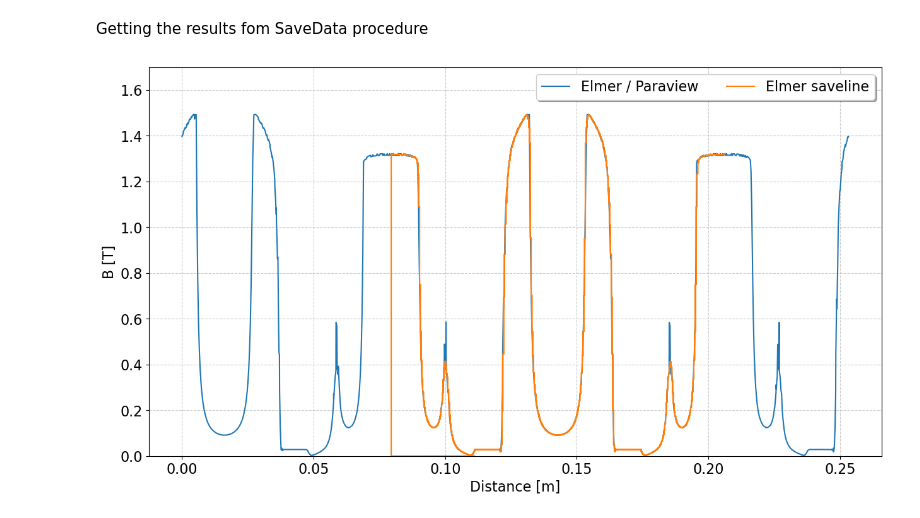
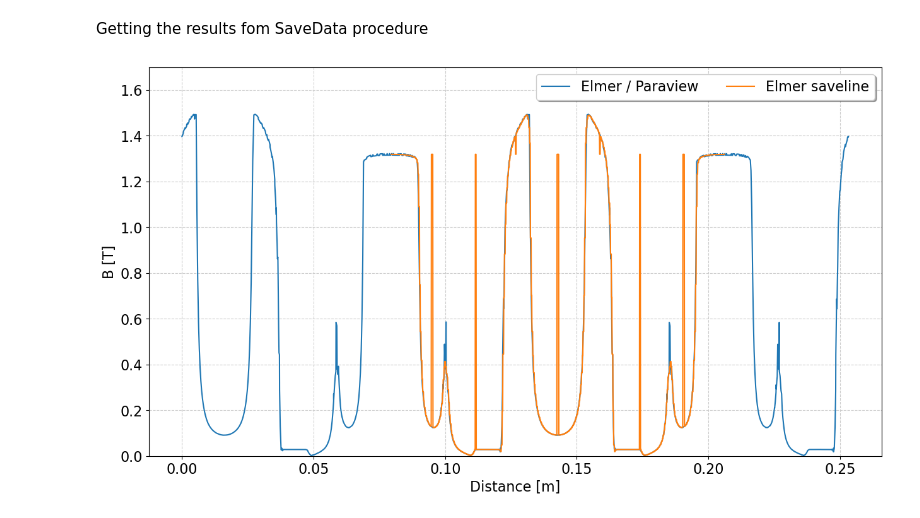
Before and after one commit to gforti84/ElmerFiles, a Jupyter notebook: debug_7/case_2/plot_curves.ipynb, the cells around one changed output. Cells and saved outputs as stored; diff of their text form; code cells hidden in the pictures.

```diff
--- a/debug_7/case_2/plot_curves.ipynb
+++ b/debug_7/case_2/plot_curves.ipynb
@@ -63,12 +63,12 @@ def getElmerRes(folder_name, in_file_name):
 
 
 def calcDistB(matrix):
-    x = matrix[:,4]
-    y = matrix[:,5]
-    z = matrix[:,6]
-    Bx = matrix[:,7]
-    By = matrix[:,8]
-    Bz = matrix[:,9]
+    x = matrix[:,3]
+    y = matrix[:,4]
+    z = matrix[:,5]
+    Bx = matrix[:,6]
+    By = matrix[:,7]
+    Bz = matrix[:,8]
 
     ef_dist = np.sqrt((x - x[0])**2 + (y - y[0])**2 + (z - z[0])**2)
     ef_absB = np.sqrt(Bx**2 + By**2 + Bz**2)
@@ -76,12 +76,12 @@ def calcDistB(matrix):
     return ef_dist, ef_absB
 
 def calcDistB_cyl(matrix):
-    r = matrix[:,4]
-    th = matrix[:,5]
-    z = matrix[:,6]
-    Bx = matrix[:,7]
-    By = matrix[:,8]
-    Bz = matrix[:,9]
+    r = matrix[:,3]
+    th = matrix[:,4]
+    z = matrix[:,5]
+    Bx = matrix[:,6]
+    By = matrix[:,7]
+    Bz = matrix[:,8]
 
     ef_dist = np.sqrt((r*(th*np.pi/180) - r[0]*(th[0]*np.pi/180))**2)
     ef_absB = np.sqrt(Bx**2 + By**2 + Bz**2)
@@ -111,25 +111,25 @@ ef_absB = np.sqrt(pv_Bx**2 + pv_By**2)
 # %% [markdown]
 Getting the results fom SaveData procedure
 # %%
-folder_name = 'results' # 'res_pmsm_nr' or 'res_pmsm'
+folder_name = 'res_std' # 'res_pmsm_nr' or 'res_pmsm'
 file_name = 'lines.dat'
 
 ef_res = getElmerRes(folder_name, file_name)
 ef_dist_dat, ef_absB_dat = calcDistB_cyl(ef_res)
 
 fig, ax = plt.subplots(figsize=(15, 8))
 ax.plot(ef_dist, ef_absB, label = 'Elmer / Paraview')
 ax.plot(ef_dist_dat + 0.0795, ef_absB_dat, label = 'Elmer saveline')
 # ax.plot(fm_dis*1e-3, fm_absB, label = 'FEMM')
 ax.legend(fontsize = 16, ncol = 2, fancybox=True, shadow=True, loc = 'upper right')
 
 # ax.set_title('Joint curve', fontsize = 16)s
 
 ax.set_ylim(0,1.7)
 ax.set_xlabel('Distance [m]', fontsize = 16)
 ax.set_ylabel('B [T]', fontsize = 16)
 ax.tick_params(axis='both', which='major', labelsize=16)
 
 ax.grid(color=(0.8, 0.8, 0.8), linestyle='--', linewidth=.8)
 # %% [output]
-[figure, old version]
+[figure, new version]
```
Also changed, not shown: 36 other files.
